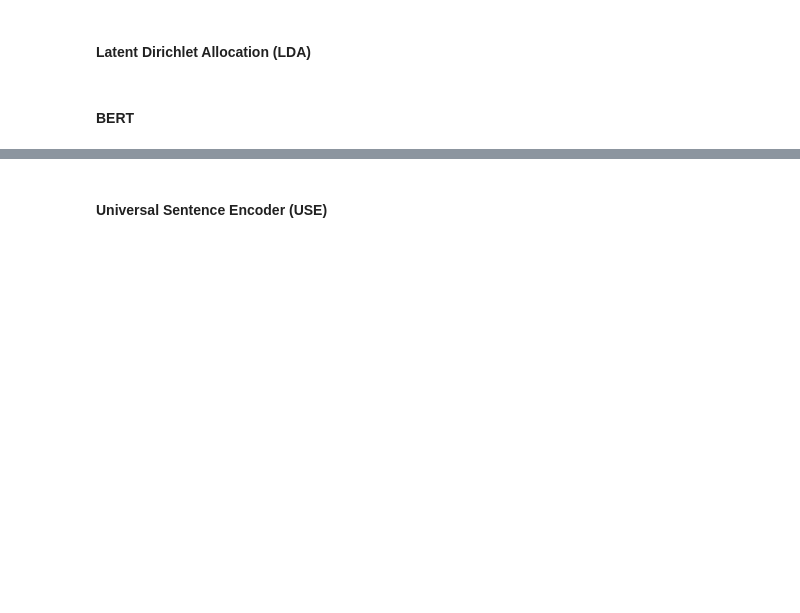
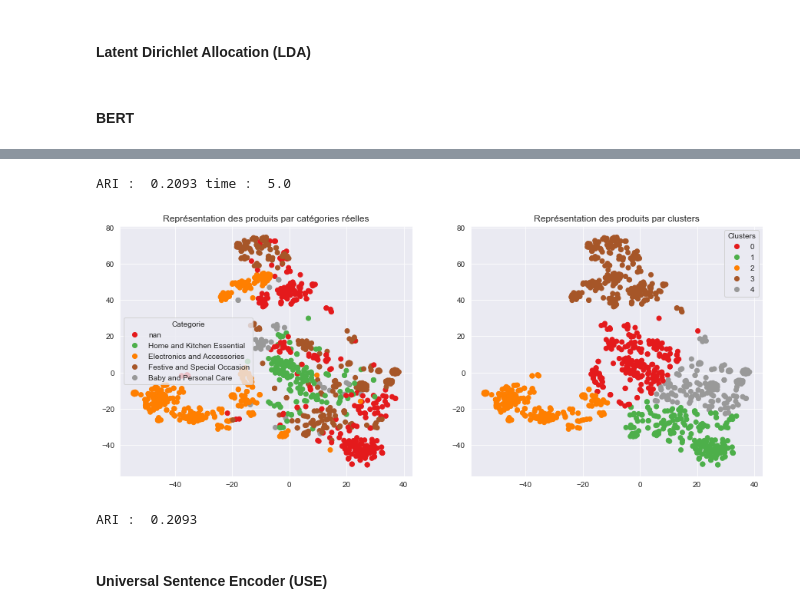
Before and after one commit to LucileRb/classification_auto_consommation, a Jupyter notebook: Text analysis/Data_exploration_text_analysis.ipynb, the cells around one changed output, grey strips where cells are left out. Cells and saved outputs as stored; diff of their text form; code cells hidden in the pictures; blank space fills up the shorter version.

```diff
--- a/Text analysis/Data_exploration_text_analysis.ipynb
+++ b/Text analysis/Data_exploration_text_analysis.ipynb
@@ -1288,0 +1498,6 @@ print(classification_report(test_y, preds))
+# %%
+max_length = 64
+batch_size = 10
+model_type = 'bert-base-uncased'
+model = TFAutoModel.from_pretrained(model_type)
+sentences = df['clean_text'].to_list()
@@ -1288,0 +1522,5 @@ print(classification_report(test_y, preds))
+# %%
+# Création des features
+
+features_bert, last_hidden_states_tot = feature_BERT_fct(model, model_type, sentences,
+                                                         max_length, batch_size, mode='HF')
@@ -1289,3 +1546,12 @@ print(classification_report(test_y, preds))
+# %%
+ARI, X_tsne, labels = ARI_fct(features_bert)
+# %% [output]
+ARI :  0.2093 time :  5.0
+# %%
+TSNE_visu_fct(X_tsne, y_cat_num, labels, ARI)
+# %% [output]
+[figure, added]
+ARI :  0.2093
 # %% [markdown]
 #### Universal Sentence Encoder (USE)
 # %%
```
Also changed, not shown: parts of 29 cells of this notebook, 1 other file.
